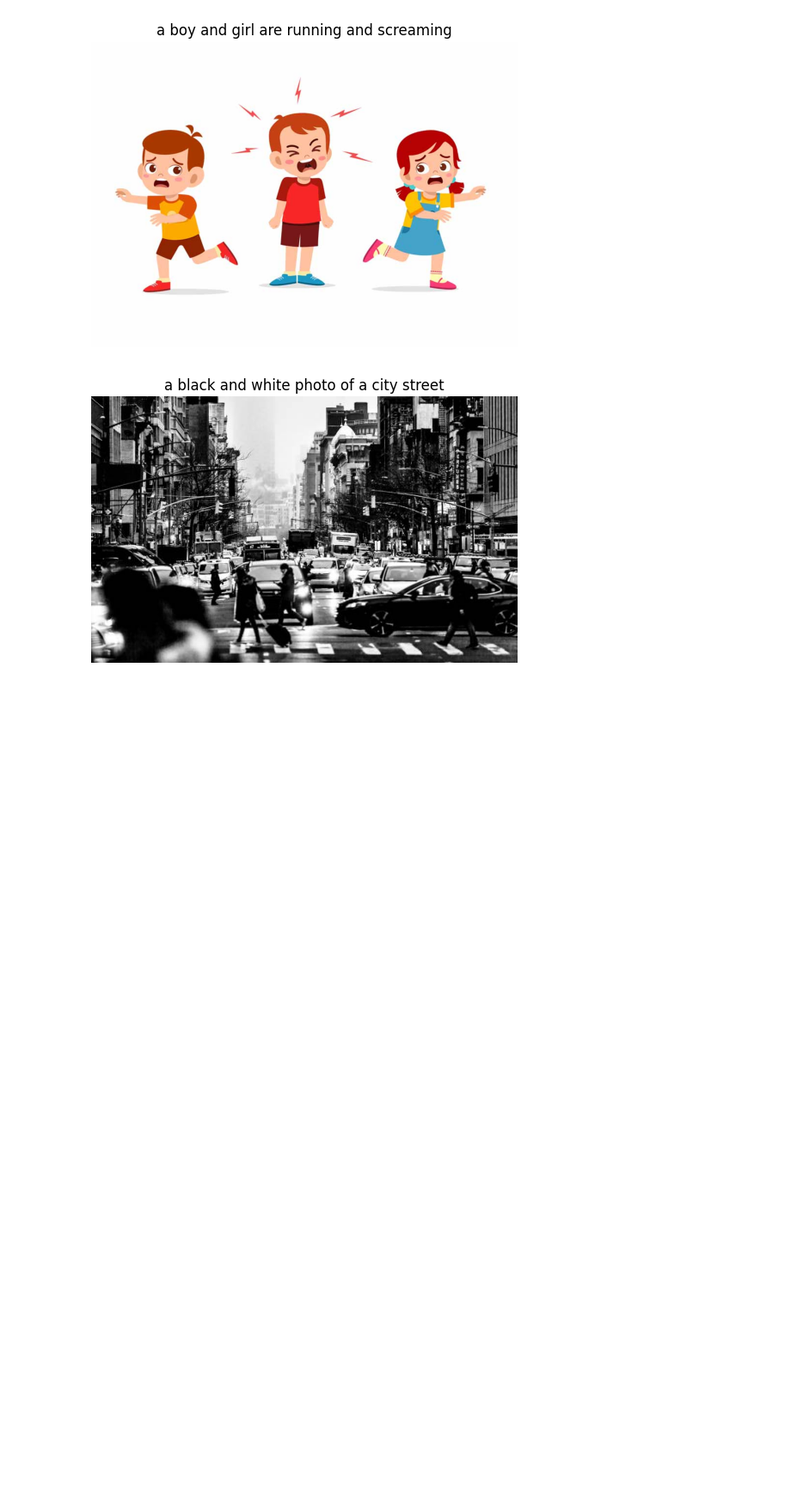
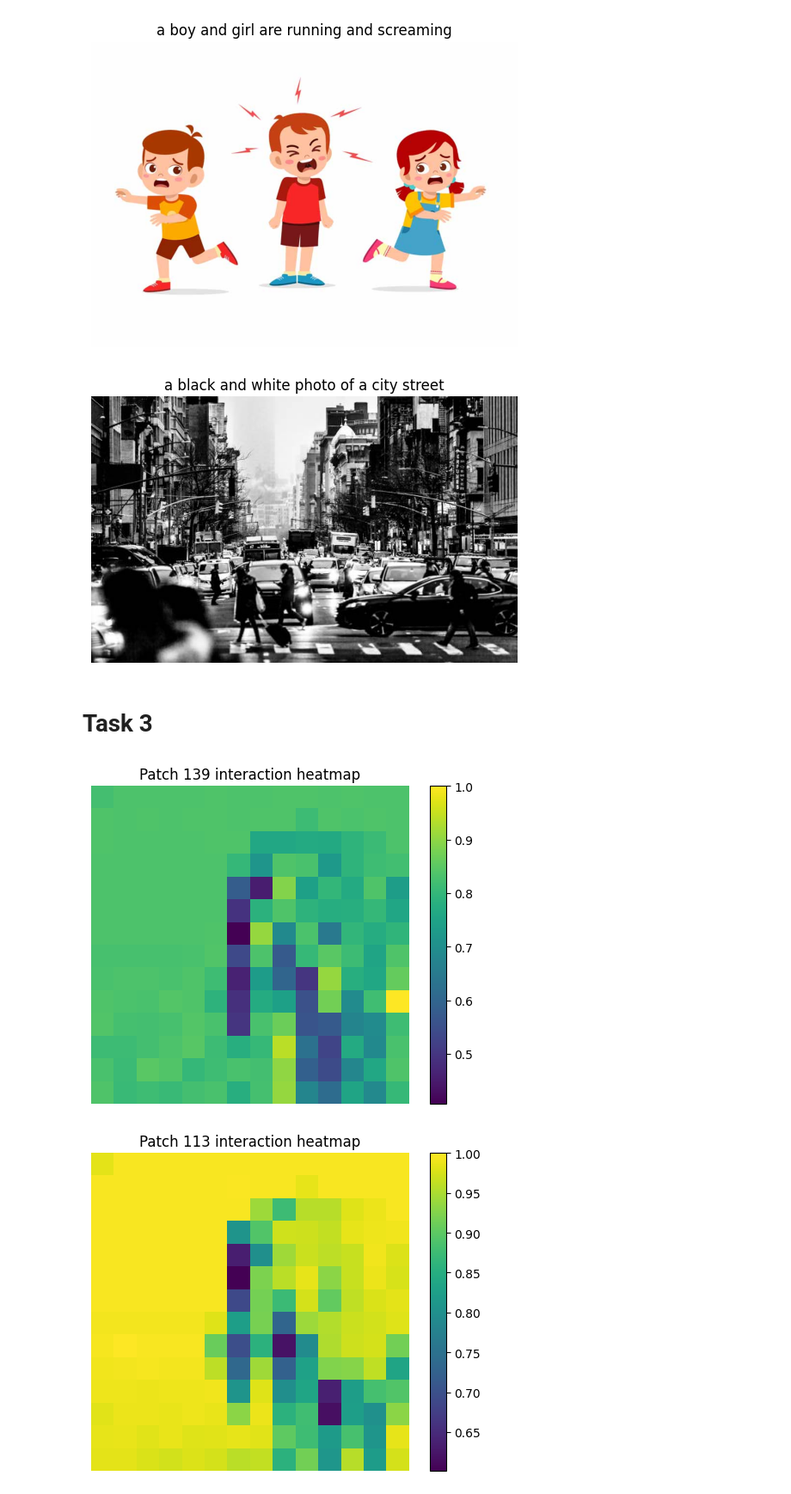
Before and after one commit to aryantandon01/IACV-Assignment, a Jupyter notebook: main.ipynb, the cells around one changed output. Shown at 86% size. Saved outputs shown, nothing was run; the diff lists cells and outputs as text; code cells hidden in the pictures; blank space fills up the shorter version.

```diff
--- a/main.ipynb
+++ b/main.ipynb
@@ -263,7 +211,7 @@ import matplotlib.pyplot as plt
 import requests
 # %%
 processor = BlipProcessor.from_pretrained("Salesforce/blip-image-captioning-base")
-model = BlipForConditionalGeneration.from_pretrained("Salesforce/blip-image-captioning-base").to("cuda" if torch.cuda.is_available() else "cpu")
+model = BlipForConditionalGeneration.from_pretrained("Salesforce/blip-image-captioning-base").to("cuda")
 # %%
 def generate_caption(image_path):
     image = Image.open(image_path).convert('RGB')
@@ -286,3 +234,51 @@ for i in range(1, 6):
 [figure]
 [figure]
 [figure]
+# %% [markdown]
+# Task 3
+# %%
+def computeM(image_path, Wa, Wb):
+    # Step 1: Load image, convert to grayscale, resize
+    img = Image.open(image_path).convert('L').resize((224, 224))
+    img_np = np.array(img) / 255.0  # Normalize pixel values
+
+    # Step 2: Extract 16x16 patches
+    patches = []
+    for i in range(0, 224, 16):
+        for j in range(0, 224, 16):
+            patch = img_np[i:i+16, j:j+16].flatten()
+            patches.append(patch)
+    patches = np.array(patches)  # Shape: (196, 256)
+
+    # Step 3: Compute a = Wa @ f, b = Wb @ f
+    A = (Wa @ patches.T).T  # Shape: (196, d)
+    B = (Wb @ patches.T).T  # Shape: (196, d)
+
+    # Step 4: Compute cosine similarity matrix M ∈ ℝ(196×196)
+    norms_A = np.linalg.norm(A, axis=1, keepdims=True)
+    norms_B = np.linalg.norm(B, axis=1, keepdims=True)
+    M = (A @ B.T) / (norms_A @ norms_B.T)
+
+    return M
+# %%
+def visualize(M, k):
+    mk = M[k].reshape((14, 14))
+    plt.imshow(mk, cmap='viridis')
+    plt.colorbar()
+    plt.title(f"Patch {k} interaction heatmap")
+    plt.axis('off')
+    plt.show()
+# %%
+Wa = np.eye(256)
+Wb = 2 * np.eye(256)
+
+M = computeM("data\problem_3.jpg", Wa, Wb)  # Replace with your image
+# %%
+np.random.seed(42)
+random_ks = np.random.choice(196, size=10, replace=False)
+
+for k in random_ks:
+    visualize(M, k)
+# %% [output]
+[figure, added]
+[figure, added]
```
Also changed, not shown: parts of 11 cells of this notebook.
